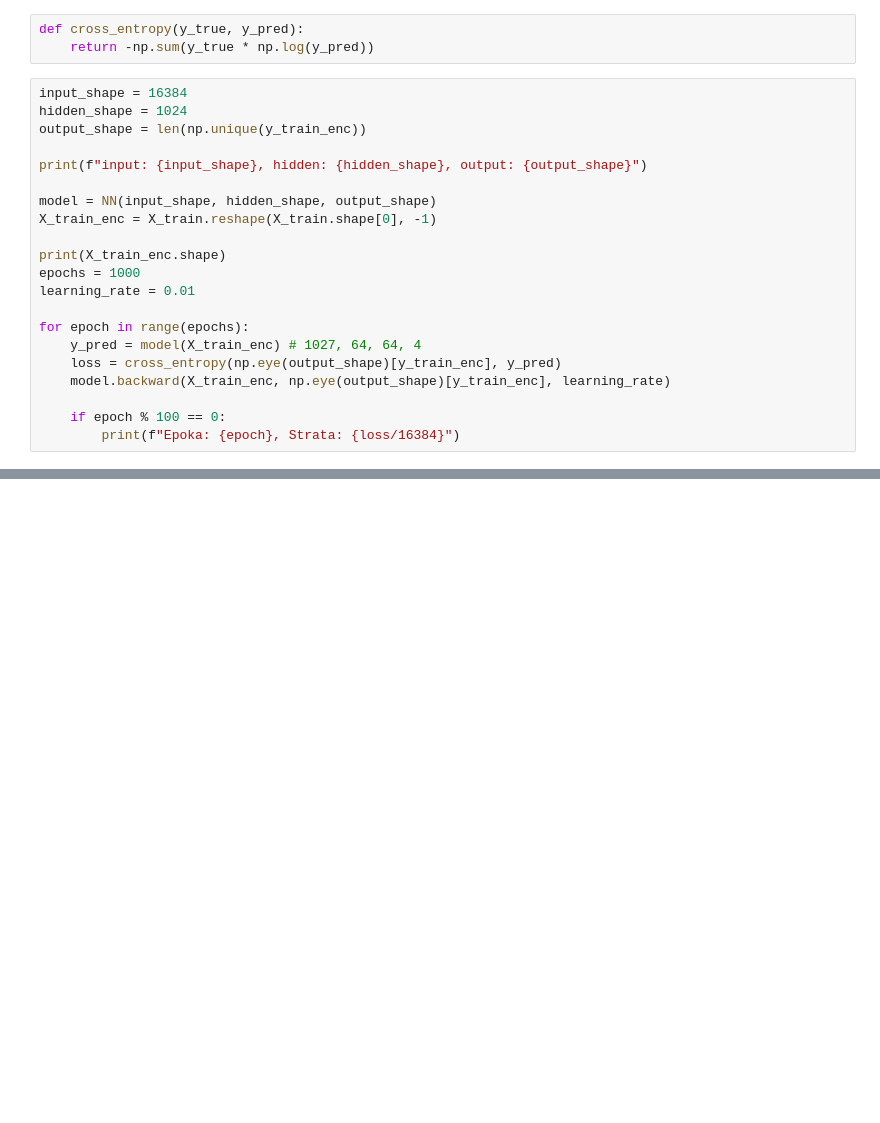
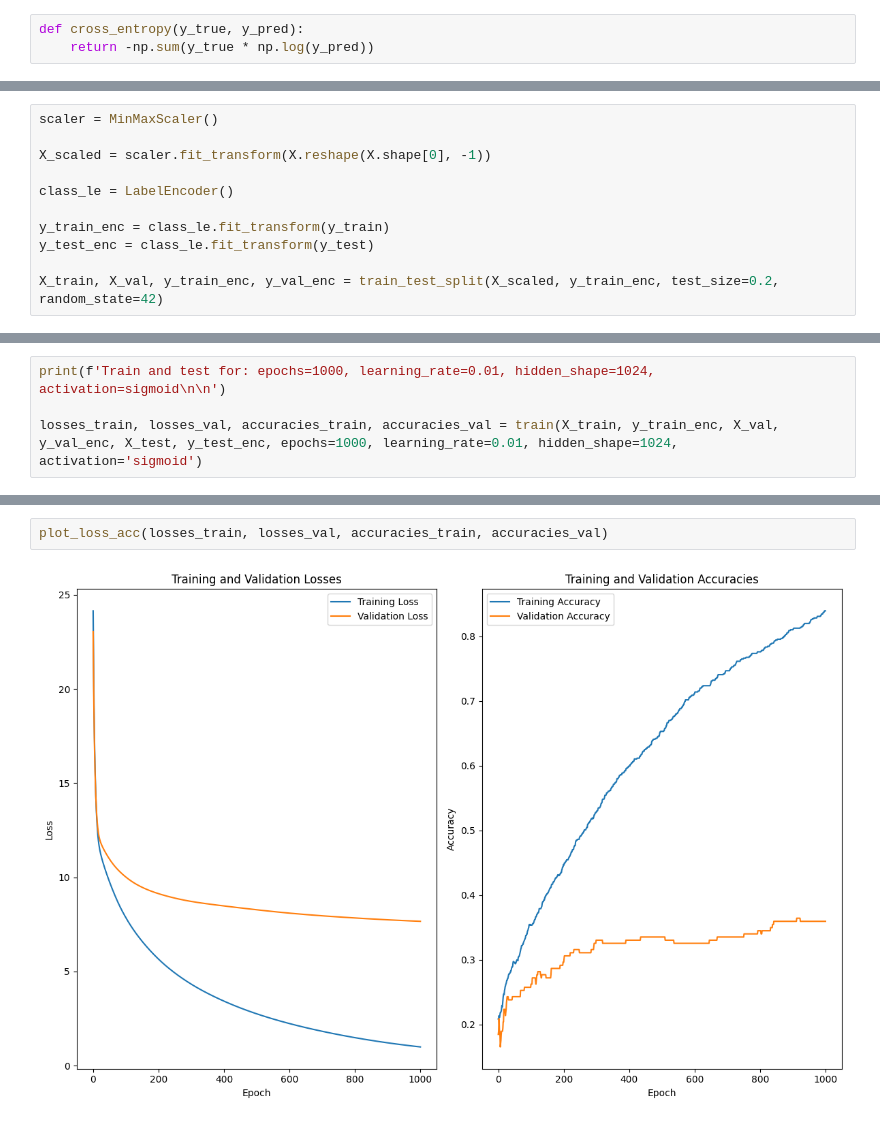
Before and after one commit to filnow/DL-UAM-24, a Jupyter notebook: lab4/lab4.ipynb, the cells around one changed output, grey strips where cells are left out. Drawn from its saved outputs; the diff is of its cells as text; blank space fills up the shorter version.

```diff
--- a/lab4/lab4.ipynb
+++ b/lab4/lab4.ipynb
@@ -199,24 +231,3 @@ class NN:
 # %%
 def cross_entropy(y_true, y_pred):
     return -np.sum(y_true * np.log(y_pred))
-# %%
-input_shape = 16384
-hidden_shape = 1024
-output_shape = len(np.unique(y_train_enc))
-
-print(f"input: {input_shape}, hidden: {hidden_shape}, output: {output_shape}")
-
-model = NN(input_shape, hidden_shape, output_shape)
-X_train_enc = X_train.reshape(X_train.shape[0], -1)
-
-print(X_train_enc.shape)
-epochs = 1000
-learning_rate = 0.01
-
-for epoch in range(epochs):
-    y_pred = model(X_train_enc) # 1027, 64, 64, 4
-    loss = cross_entropy(np.eye(output_shape)[y_train_enc], y_pred)
-    model.backward(X_train_enc, np.eye(output_shape)[y_train_enc], learning_rate)
-
-    if epoch % 100 == 0:
-        print(f"Epoka: {epoch}, Strata: {loss/16384}")
@@ -229,0 +234,11 @@ KeyboardInterrupt:
+# %%
+scaler = MinMaxScaler()
+
+X_scaled = scaler.fit_transform(X.reshape(X.shape[0], -1))
+
+class_le = LabelEncoder()
+
+y_train_enc = class_le.fit_transform(y_train)
+y_test_enc = class_le.fit_transform(y_test)
+
+X_train, X_val, y_train_enc, y_val_enc = train_test_split(X_scaled, y_train_enc, test_size=0.2, random_state=42)
@@ -229,0 +289,4 @@ KeyboardInterrupt:
+# %%
+print(f'Train and test for: epochs=1000, learning_rate=0.01, hidden_shape=1024, activation=sigmoid\n\n')
+
+losses_train, losses_val, accuracies_train, accuracies_val = train(X_train, y_train_enc, X_val, y_val_enc, X_test, y_test_enc, epochs=1000, learning_rate=0.01, hidden_shape=1024, activation='sigmoid')
@@ -229,0 +311,4 @@ KeyboardInterrupt:
+# %%
+plot_loss_acc(losses_train, losses_val, accuracies_train, accuracies_val)
+# %% [output]
+[figure, added]
```
Also changed, not shown: parts of 13 cells of this notebook.
